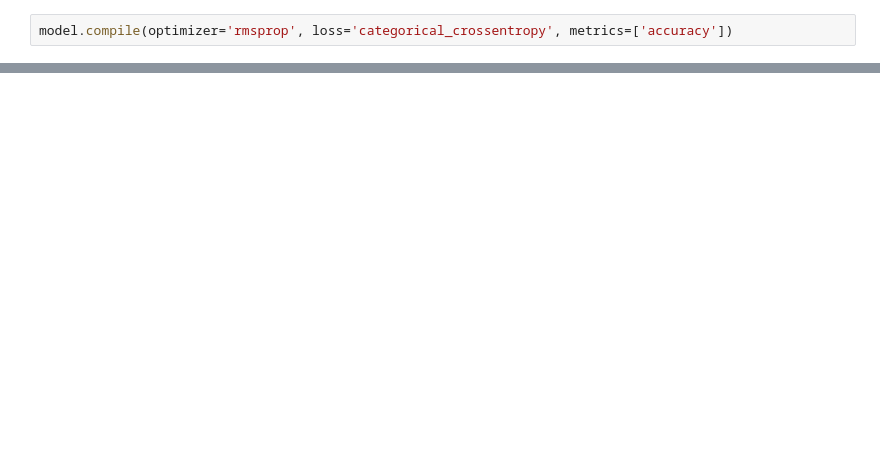
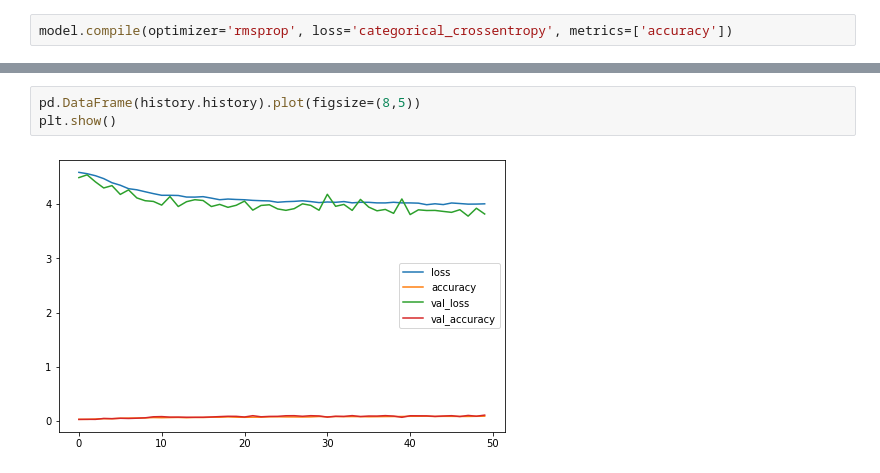
Before and after one commit to alirezakfz/Dog_Bread_Classification, a Jupyter notebook: dog_bread_with-augmentation.ipynb, the cells around one changed output, grey strips where cells are left out. Cells and saved outputs as stored; diff of their text form; blank space fills up the shorter version.

```diff
--- a/dog_bread_with-augmentation.ipynb
+++ b/dog_bread_with-augmentation.ipynb
@@ -202,0 +231,5 @@ print('Test accuracy after 5 epochs: %.4f%%' % test_accuracy)
+# %%
+pd.DataFrame(history.history).plot(figsize=(8,5))
+plt.show()
+# %% [output]
+[figure, added]
```
Also changed, not shown: parts of 11 cells of this notebook, 21 other files.
